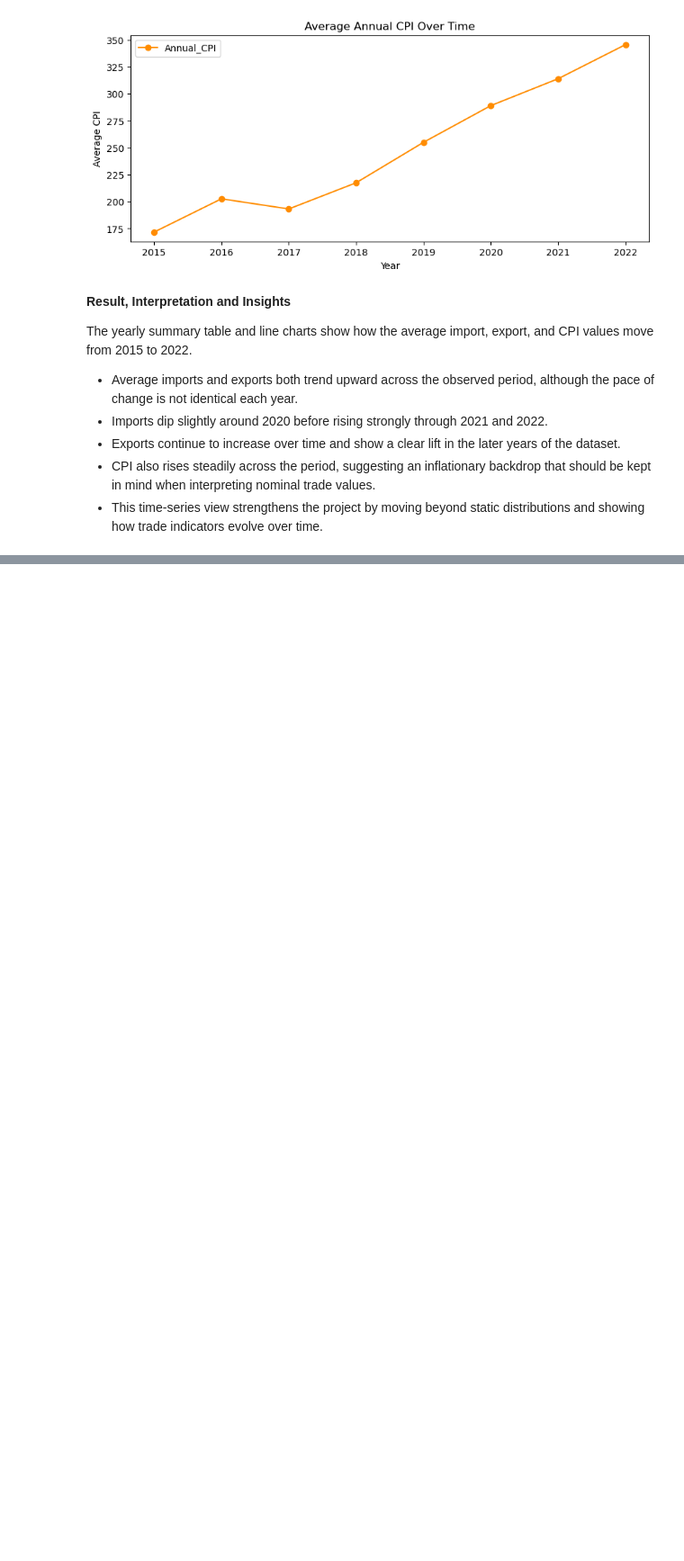
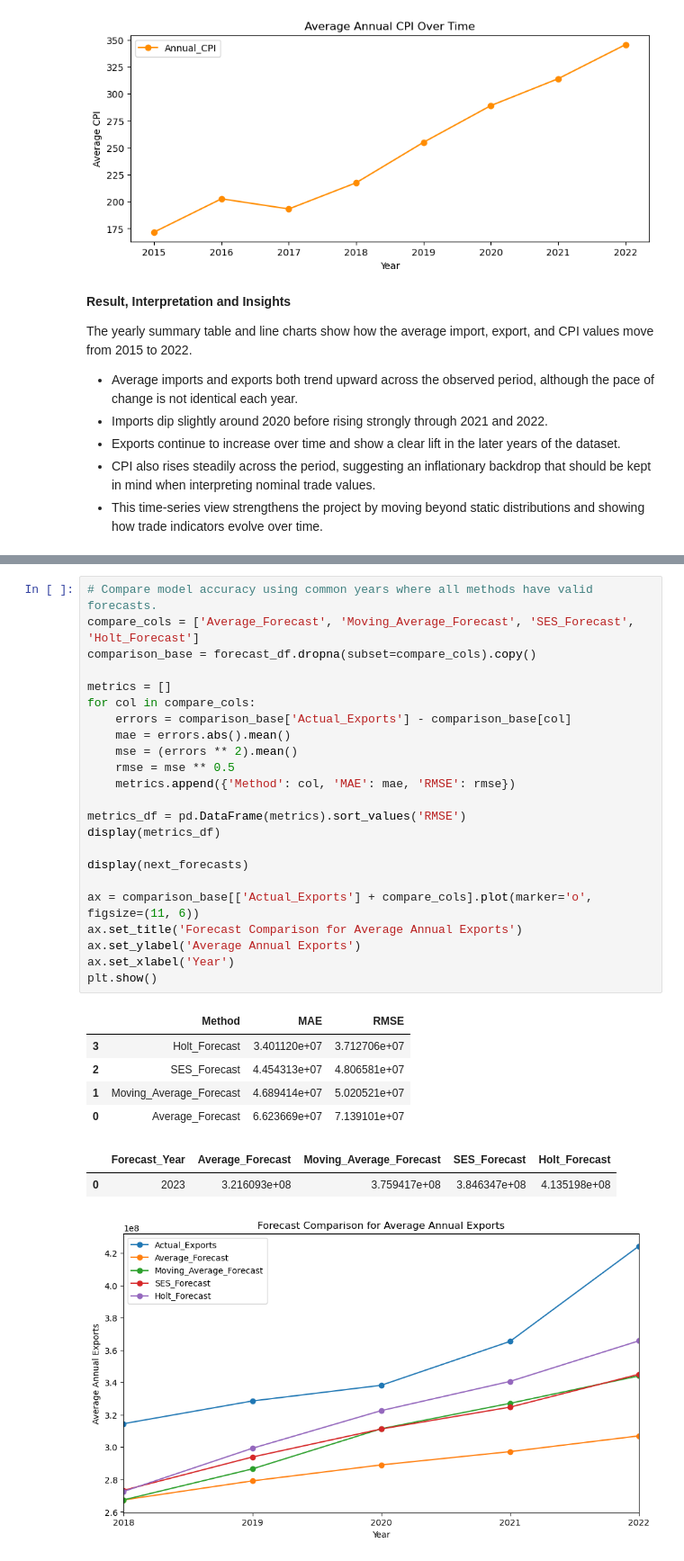
Before and after one commit to kagnaem/NZ-International-Trade, a Jupyter notebook: NZ IntTrade_Analysis.ipynb, the cells around one changed output, grey strips where cells are left out. Shown: that part at 90% size. Cells and saved outputs as stored; diff of their text form; blank space fills up the shorter version.

Commit message:
Add forecasting comparison to trade notebook

```diff
--- a/NZ IntTrade_Analysis.ipynb
+++ b/NZ IntTrade_Analysis.ipynb
@@ -404,0 +481,32 @@ The yearly summary table and line charts show how the average import, export, an
+# %%
+# Compare model accuracy using common years where all methods have valid forecasts.
+compare_cols = ['Average_Forecast', 'Moving_Average_Forecast', 'SES_Forecast', 'Holt_Forecast']
+comparison_base = forecast_df.dropna(subset=compare_cols).copy()
+
+metrics = []
+for col in compare_cols:
+    errors = comparison_base['Actual_Exports'] - comparison_base[col]
+    mae = errors.abs().mean()
+    mse = (errors ** 2).mean()
+    rmse = mse ** 0.5
+    metrics.append({'Method': col, 'MAE': mae, 'RMSE': rmse})
+
+metrics_df = pd.DataFrame(metrics).sort_values('RMSE')
+display(metrics_df)
+
+display(next_forecasts)
+
+ax = comparison_base[['Actual_Exports'] + compare_cols].plot(marker='o', figsize=(11, 6))
+ax.set_title('Forecast Comparison for Average Annual Exports')
+ax.set_ylabel('Average Annual Exports')
+ax.set_xlabel('Year')
+plt.show()
+# %% [output]
+|  | Method | MAE | RMSE |
+| 3 | Holt_Forecast | 3.401120e+07 | 3.712706e+07 |
+| 2 | SES_Forecast | 4.454313e+07 | 4.806581e+07 |
+| 1 | Moving_Average_Forecast | 4.689414e+07 | 5.020521e+07 |
+| 0 | Average_Forecast | 6.623669e+07 | 7.139101e+07 |
+|  | Forecast_Year | Average_Forecast | Moving_Average_Forecast | SES_Forecast | Holt_Forecast |
+| 0 | 2023 | 3.216093e+08 | 3.759417e+08 | 3.846347e+08 | 4.135198e+08 |
+[figure, added]
```
Also changed, not shown: parts of 6 cells of this notebook, 1 other file.
